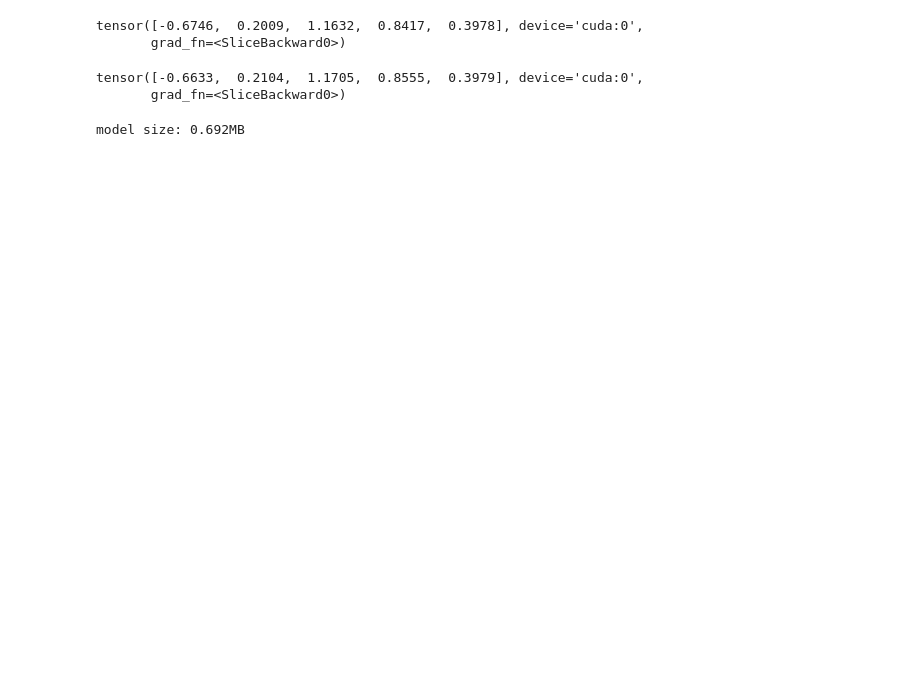
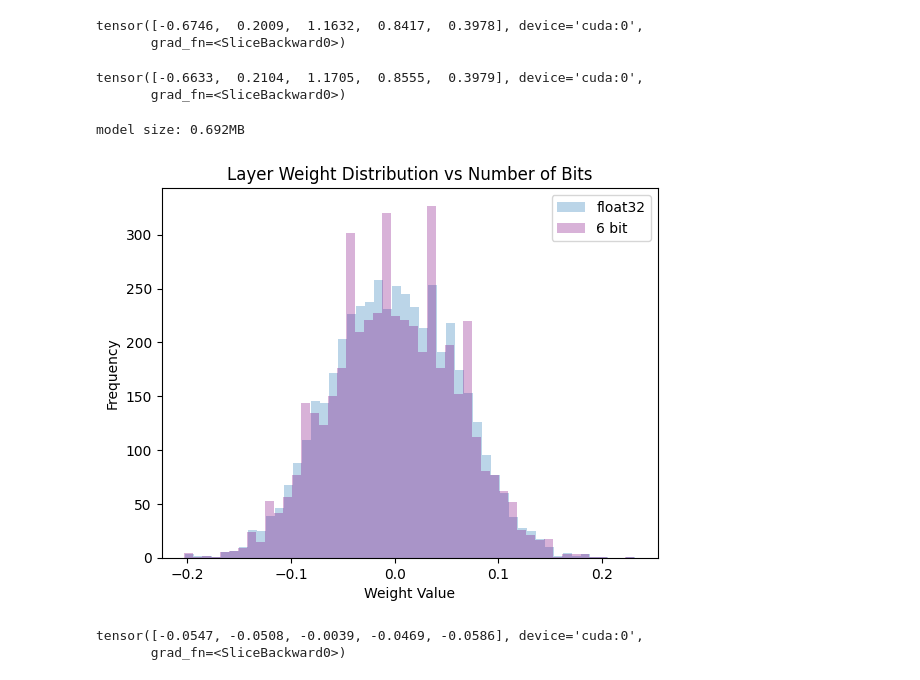
Before and after one commit to rob530wn23/DPVO, a Jupyter notebook: notebooks/test_quantize_library.ipynb, the cells around one changed output. Cells and saved outputs as stored; diff of their text form; code cells hidden in the pictures; blank space fills up the shorter version.

```diff
--- a/notebooks/test_quantize_library.ipynb
+++ b/notebooks/test_quantize_library.ipynb
@@ -224,0 +174,25 @@ model size: 0.692MB
+# %%
+weights = extractor.conv1.weight.view(-1)
+weights = weights.cpu().detach().numpy()
+
+# w_quantize = q_extractor.encoder.conv1.weight.view(-1)
+# w_quantize = w_quantize.cpu().detach().numpy()
+
+w_quantize = qvo.patchify.fnet.encoder.conv1.weight.view(-1)
+w_quantize = w_quantize.cpu().detach().numpy()
+
+
+# # plot weighst as a histogram
+import matplotlib.pyplot as plt
+plt.hist(weights, bins=50, alpha=0.3, label="float32")
+
+plt.hist(w_quantize, bins=50, color="purple", alpha=0.3, label="6 bit")
+
+
+plt.title("Layer Weight Distribution vs Number of Bits")
+plt.xlabel("Weight Value")
+plt.ylabel("Frequency")
+plt.legend()
+plt.show()
+# %% [output]
+[figure, added]
@@ -224,0 +205,5 @@ model size: 0.692MB
+# %%
+qpatch.fnet.encoder.conv1.weight.view(-1)[0:5]
+# %% [output]
+tensor([-0.0547, -0.0508, -0.0039, -0.0469, -0.0586], device='cuda:0',
+       grad_fn=<SliceBackward0>)
```
Also changed, not shown: parts of 17 cells of this notebook, 3 other files.
